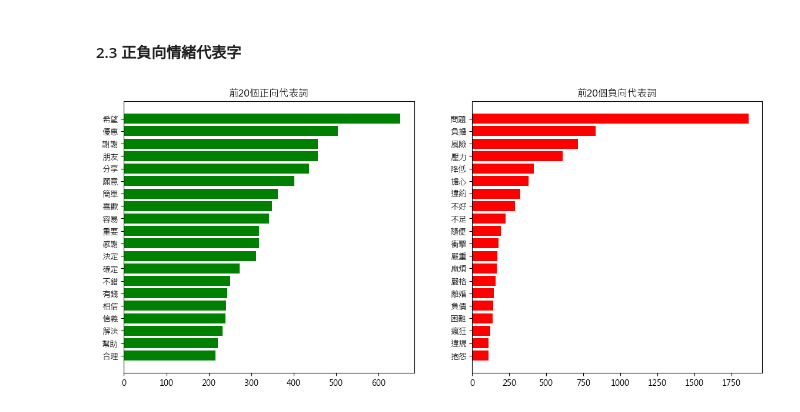
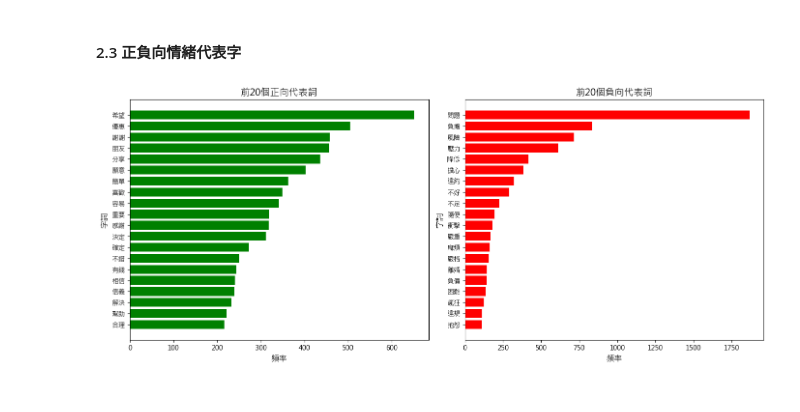
Before and after one commit to hsuan1120/Loan, a Jupyter notebook: loans.ipynb, the cells around one changed output. Cells and saved outputs as stored; diff of their text form; code cells hidden in the pictures.

```diff
--- a/loans.ipynb
+++ b/loans.ipynb
@@ -494,12 +494,20 @@ top20_neg = sentiment_frq[sentiment_frq['sentiments'] == 'negative'].nlargest(20
 # %%
 fig, axes = plt.subplots(1, 2, figsize = (14,6))
 
 axes[0].barh(top20_pos['word'], top20_pos['count'], color = 'green')
-axes[0].set_title('前20個正向代表詞')
+axes[0].set_title('前20個正向代表詞', fontsize = 14)
 axes[0].invert_yaxis() # 數量最多排最前面
+axes[0].set_xlabel('頻率', fontsize = 12)
+axes[0].set_ylabel('字詞', fontsize = 12)
+
 
 axes[1].barh(top20_neg['word'], top20_neg['count'], color = 'red')
-axes[1].set_title('前20個負向代表詞')
+axes[1].set_title('前20個負向代表詞', fontsize = 14)
 axes[1].invert_yaxis()
+axes[1].set_xlabel('頻率', fontsize = 12)
+axes[1].set_ylabel('字詞', fontsize = 12)
+
+plt.tight_layout()
+plt.show()
 # %% [output]
-[figure, old version]
+[figure, new version]
```
Also changed, not shown: parts of 1 cell of this notebook.
